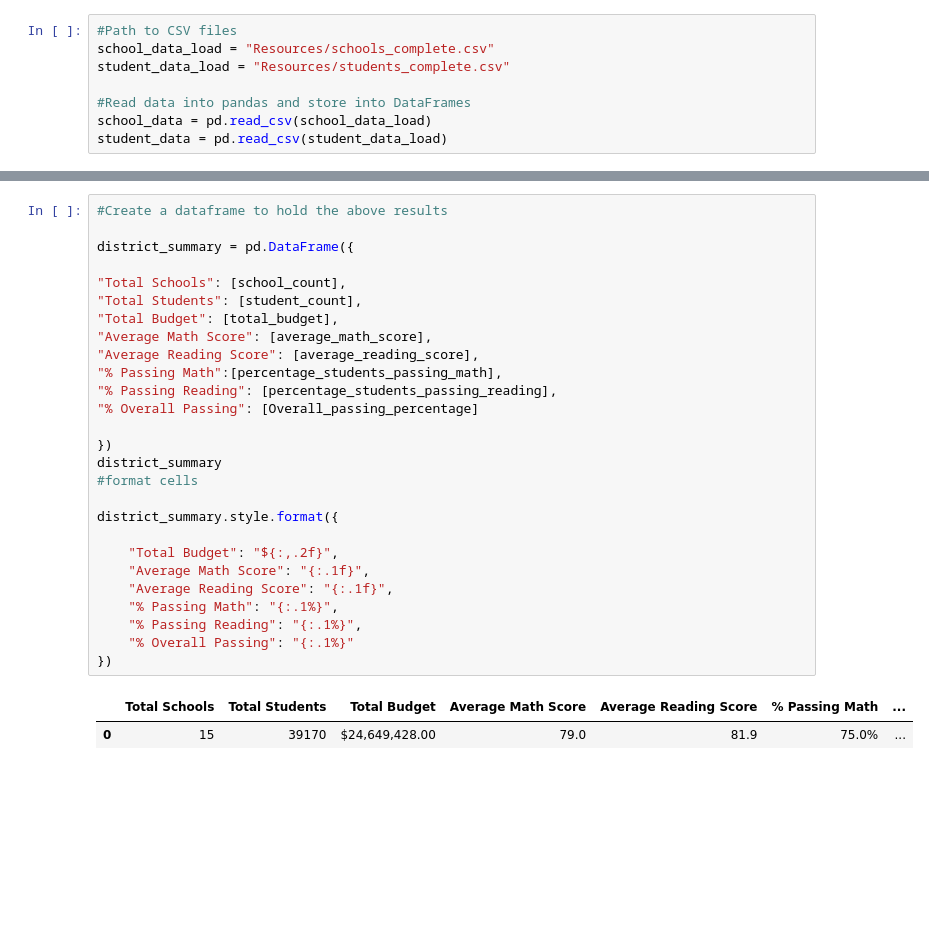
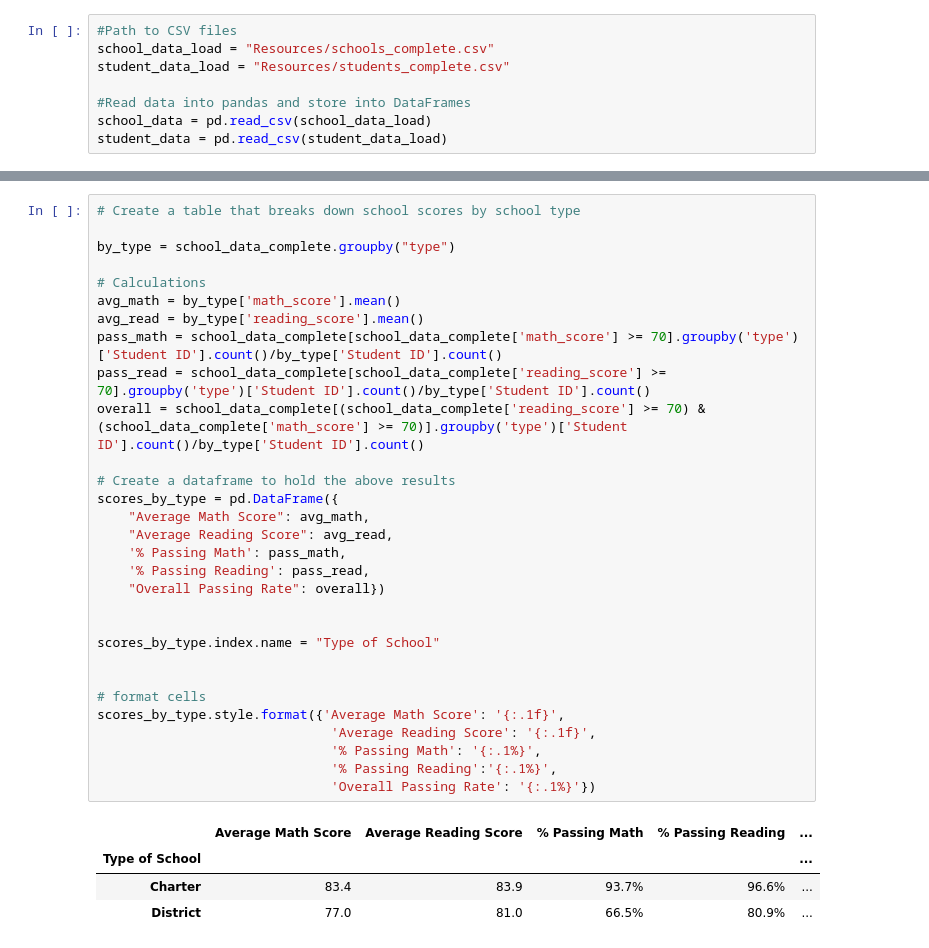
Before and after one commit to anag33/SMU_Data_Science_Projects, a Jupyter notebook: 04-Pandas/Instructions/PyCitySchools/PyCitySchools1.ipynb, the cells around one changed output, grey strips where cells are left out. Cells and saved outputs as stored; diff of their text form; blank space fills up the shorter version.

```diff
--- a/04-Pandas/Instructions/PyCitySchools/PyCitySchools1.ipynb
+++ b/04-Pandas/Instructions/PyCitySchools/PyCitySchools1.ipynb
@@ -99,30 +377,35 @@ Overall_passing_percentage
 # %%
-#Create a dataframe to hold the above results
+# Create a table that breaks down school scores by school type
 
-district_summary = pd.DataFrame({
+by_type = school_data_complete.groupby("type")
 
-"Total Schools": [school_count],
-"Total Students": [student_count],
-"Total Budget": [total_budget],
-"Average Math Score": [average_math_score],
-"Average Reading Score": [average_reading_score],
-"% Passing Math":[percentage_students_passing_math],
-"% Passing Reading": [percentage_students_passing_reading],
-"% Overall Passing": [Overall_passing_percentage]
+# Calculations
+avg_math = by_type['math_score'].mean()
+avg_read = by_type['reading_score'].mean()
+pass_math = school_data_complete[school_data_complete['math_score'] >= 70].groupby('type')['Student ID'].count()/by_type['Student ID'].count()
+pass_read = school_data_complete[school_data_complete['reading_score'] >= 70].groupby('type')['Student ID'].count()/by_type['Student ID'].count()
+overall = school_data_complete[(school_data_complete['reading_score'] >= 70) & (school_data_complete['math_score'] >= 70)].groupby('type')['Student ID'].count()/by_type['Student ID'].count()
 
-})
-district_summary
-#format cells
+# Create a dataframe to hold the above results
+scores_by_type = pd.DataFrame({
+    "Average Math Score": avg_math,
+    "Average Reading Score": avg_read,
+    '% Passing Math': pass_math,
+    '% Passing Reading': pass_read,
+    "Overall Passing Rate": overall})
 
-district_summary.style.format({
 
-    "Total Budget": "${:,.2f}",
-    "Average Math Score": "{:.1f}",
-    "Average Reading Score": "{:.1f}",
-    "% Passing Math": "{:.1%}",
-    "% Passing Reading": "{:.1%}",
-    "% Overall Passing": "{:.1%}"
-})
+scores_by_type.index.name = "Type of School"
+
+
+# format cells
+scores_by_type.style.format({'Average Math Score': '{:.1f}',
+                              'Average Reading Score': '{:.1f}',
+                              '% Passing Math': '{:.1%}',
+                              '% Passing Reading':'{:.1%}',
+                              'Overall Passing Rate': '{:.1%}'})
 # %% [output]
-|  | Total Schools | Total Students | Total Budget | Average Math Score | Average Reading Score | % Passing Math | ... |
-| 0 | 15 | 39170 | $24,649,428.00 | 79.0 | 81.9 | 75.0% | ... |
+|  | Average Math Score | Average Reading Score | % Passing Math | % Passing Reading | ... |
+| Type of School |  |  |  |  | ... |
+| Charter | 83.4 | 83.9 | 93.7% | 96.6% | ... |
+| District | 77.0 | 81.0 | 66.5% | 80.9% | ... |
```
Also changed, not shown: parts of 34 cells of this notebook.
